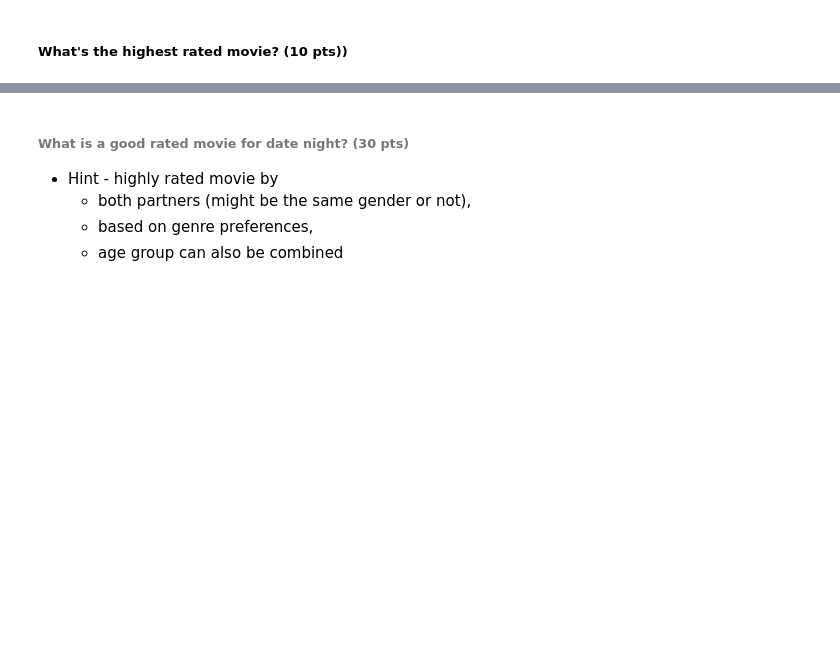
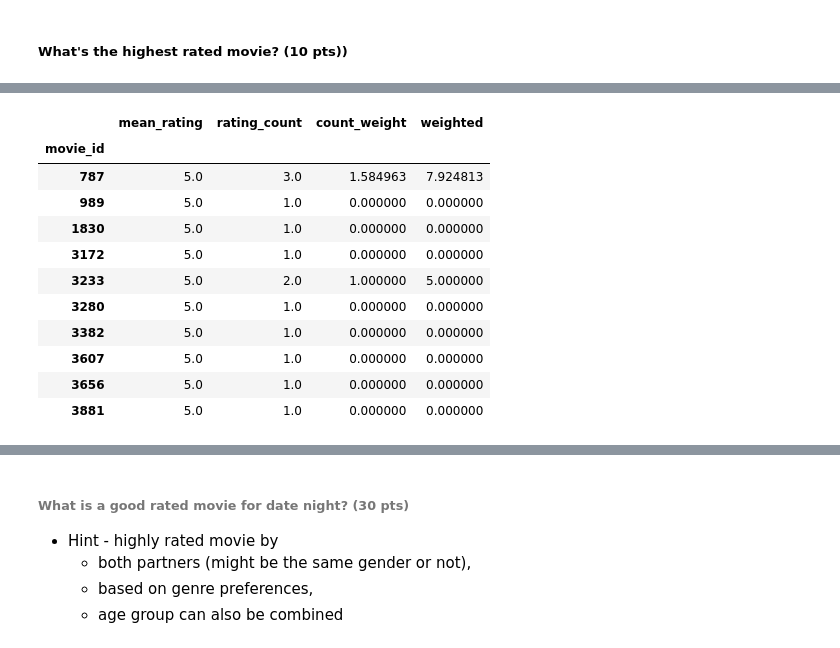
Before and after one commit to ccbrantley/CSC-405-605_2020_Assignment, a Jupyter notebook: Assignment_2/code/date_night_movie.ipynb, the cells around one changed output, grey strips where cells are left out. Cells and saved outputs as stored; diff of their text form; code cells hidden in the pictures; blank space fills up the shorter version.

```diff
--- a/Assignment_2/code/date_night_movie.ipynb
+++ b/Assignment_2/code/date_night_movie.ipynb
@@ -106,0 +152,17 @@ for x in df_user_rating_movie.groupby(by = "movie_id").rating.sum():
+# %%
+max_rating = df_mean_rating.mean_rating.max()
+df_top_ratings = df_mean_rating[df_mean_rating.mean_rating == max_rating]
+df_top_ratings
+# %% [output]
+|  | mean_rating | rating_count | count_weight | weighted |
+| movie_id |  |  |  |  |
+| 787 | 5.0 | 3.0 | 1.584963 | 7.924813 |
+| 989 | 5.0 | 1.0 | 0.000000 | 0.000000 |
+| 1830 | 5.0 | 1.0 | 0.000000 | 0.000000 |
+| 3172 | 5.0 | 1.0 | 0.000000 | 0.000000 |
+| 3233 | 5.0 | 2.0 | 1.000000 | 5.000000 |
+| 3280 | 5.0 | 1.0 | 0.000000 | 0.000000 |
+| 3382 | 5.0 | 1.0 | 0.000000 | 0.000000 |
+| 3607 | 5.0 | 1.0 | 0.000000 | 0.000000 |
+| 3656 | 5.0 | 1.0 | 0.000000 | 0.000000 |
+| 3881 | 5.0 | 1.0 | 0.000000 | 0.000000 |
```
Also changed, not shown: parts of 17 cells of this notebook.
